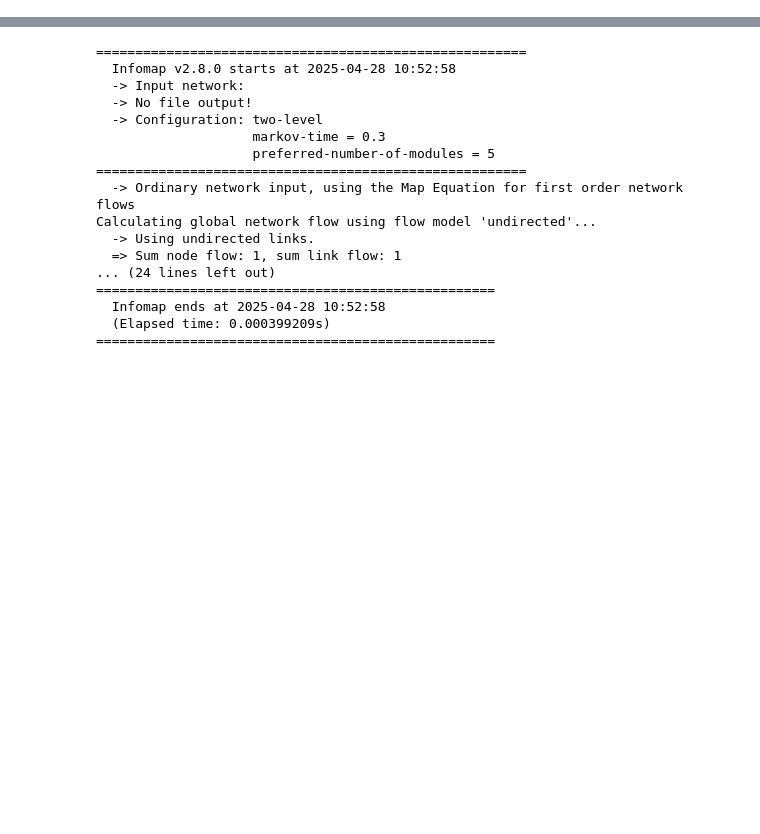
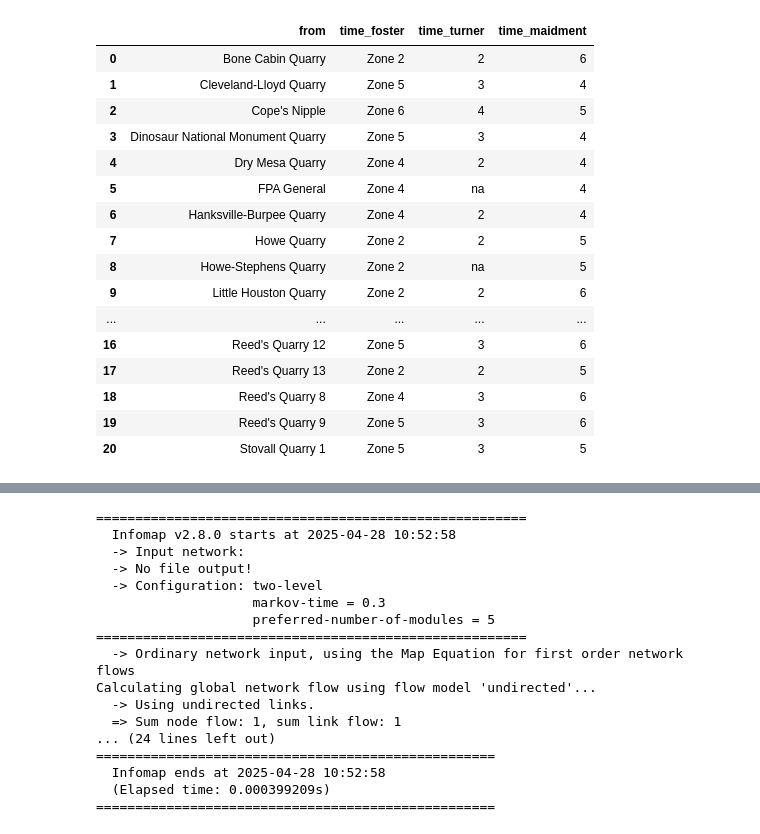
Before and after one commit to HGord2022/palaeoecology, a Jupyter notebook: infomap.ipynb, the cells around one changed output, grey strips where cells are left out. Cells and saved outputs as stored; diff of their text form; code cells hidden in the pictures; blank space fills up the shorter version.

```diff
--- a/infomap.ipynb
+++ b/infomap.ipynb
@@ -0,0 +1,28 @@
+# %%
+import pandas as pd
+import numpy as np
+
+# Read CSV files
+times_df = pd.read_csv("morrisonhighresquarriesdates.csv").drop_duplicates()
+edges_df = pd.read_csv("morrisonhighresedges.csv")
+times_df = times_df.reset_index(drop=True)
+times_df.columns = ['from', 'time_foster', 'time_turner', 'time_maidment']
+times_df
+# %% [output]
+|  | from | time_foster | time_turner | time_maidment |
+| 0 | Bone Cabin Quarry | Zone 2 | 2 | 6 |
+| 1 | Cleveland-Lloyd Quarry | Zone 5 | 3 | 4 |
+| 2 | Cope's Nipple | Zone 6 | 4 | 5 |
+| 3 | Dinosaur National Monument Quarry | Zone 5 | 3 | 4 |
+| 4 | Dry Mesa Quarry | Zone 4 | 2 | 4 |
+| 5 | FPA General | Zone 4 | na | 4 |
+| 6 | Hanksville-Burpee Quarry | Zone 4 | 2 | 4 |
+| 7 | Howe Quarry | Zone 2 | 2 | 5 |
+| 8 | Howe-Stephens Quarry | Zone 2 | na | 5 |
+| 9 | Little Houston Quarry | Zone 2 | 2 | 6 |
+| ... | ... | ... | ... | ... |
+| 16 | Reed's Quarry 12 | Zone 5 | 3 | 6 |
+| 17 | Reed's Quarry 13 | Zone 2 | 2 | 5 |
+| 18 | Reed's Quarry 8 | Zone 4 | 3 | 6 |
+| 19 | Reed's Quarry 9 | Zone 5 | 3 | 6 |
+| 20 | Stovall Quarry 1 | Zone 5 | 3 | 5 |
```
Also changed, not shown: parts of 9 cells of this notebook, 4 other files.
